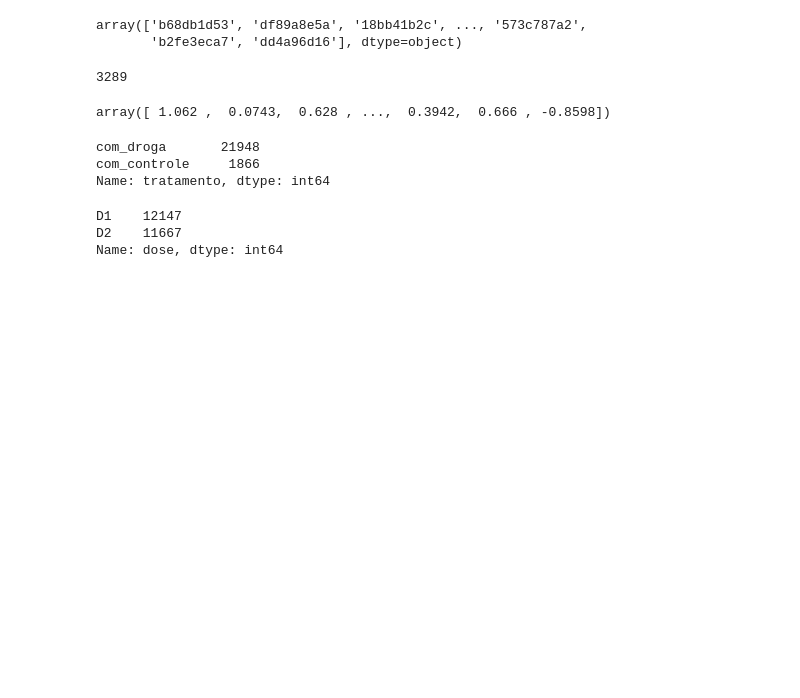
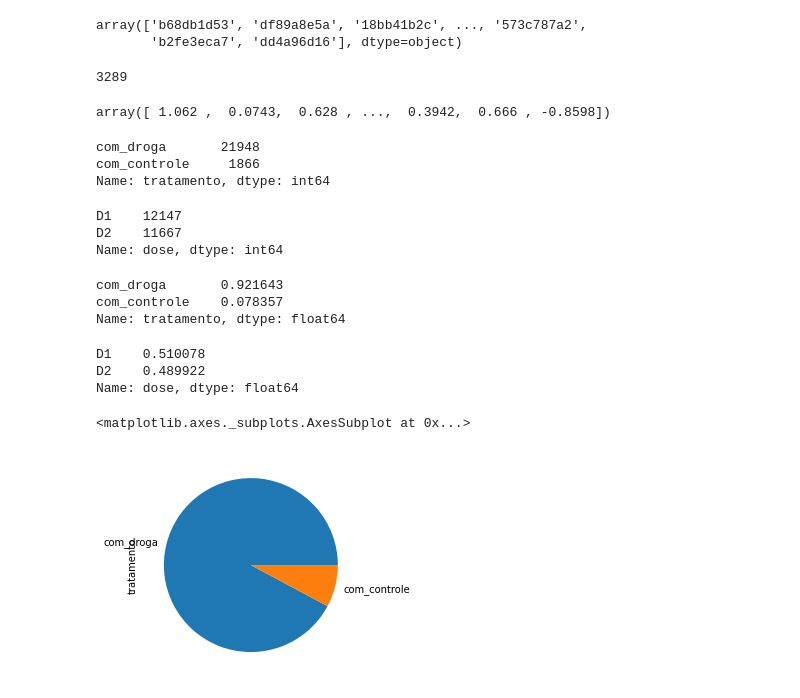
Before and after one commit to isaniolopes/imersao_dados, a Jupyter notebook: Alura.ipynb, the cells around one changed output. Drawn from its saved outputs; the diff is of its cells as text; code cells hidden in the pictures; blank space fills up the shorter version.

```diff
--- a/Alura.ipynb
+++ b/Alura.ipynb
@@ -98,3 +98,23 @@ dados['dose'].value_counts()
 D1    12147
 D2    11667
 Name: dose, dtype: int64
+# %%
+#Normalizar os dados de tratamento
+dados['tratamento'].value_counts(normalize=True)
+# %% [output]
+com_droga       0.921643
+com_controle    0.078357
+Name: tratamento, dtype: float64
+# %%
+#normalizar os dados de dose
+dados['dose'].value_counts(normalize=True)
+# %% [output]
+D1    0.510078
+D2    0.489922
+Name: dose, dtype: float64
+# %%
+#gráfico dos dados de tratamento
+dados['tratamento'].value_counts().plot.pie()
+# %% [output]
+<matplotlib.axes._subplots.AxesSubplot at 0x...>
+[figure, added]
```
Also changed, not shown: parts of 2 cells of this notebook.
